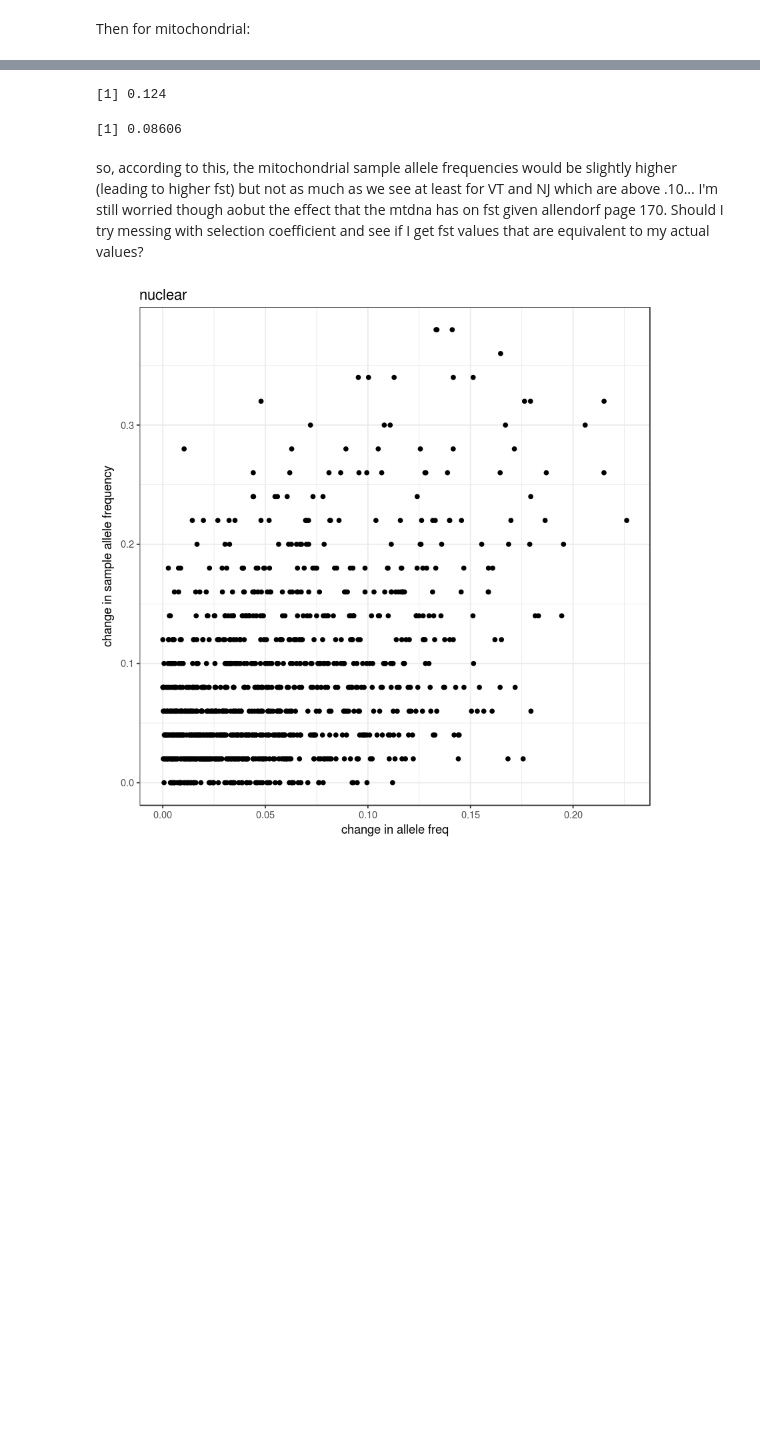
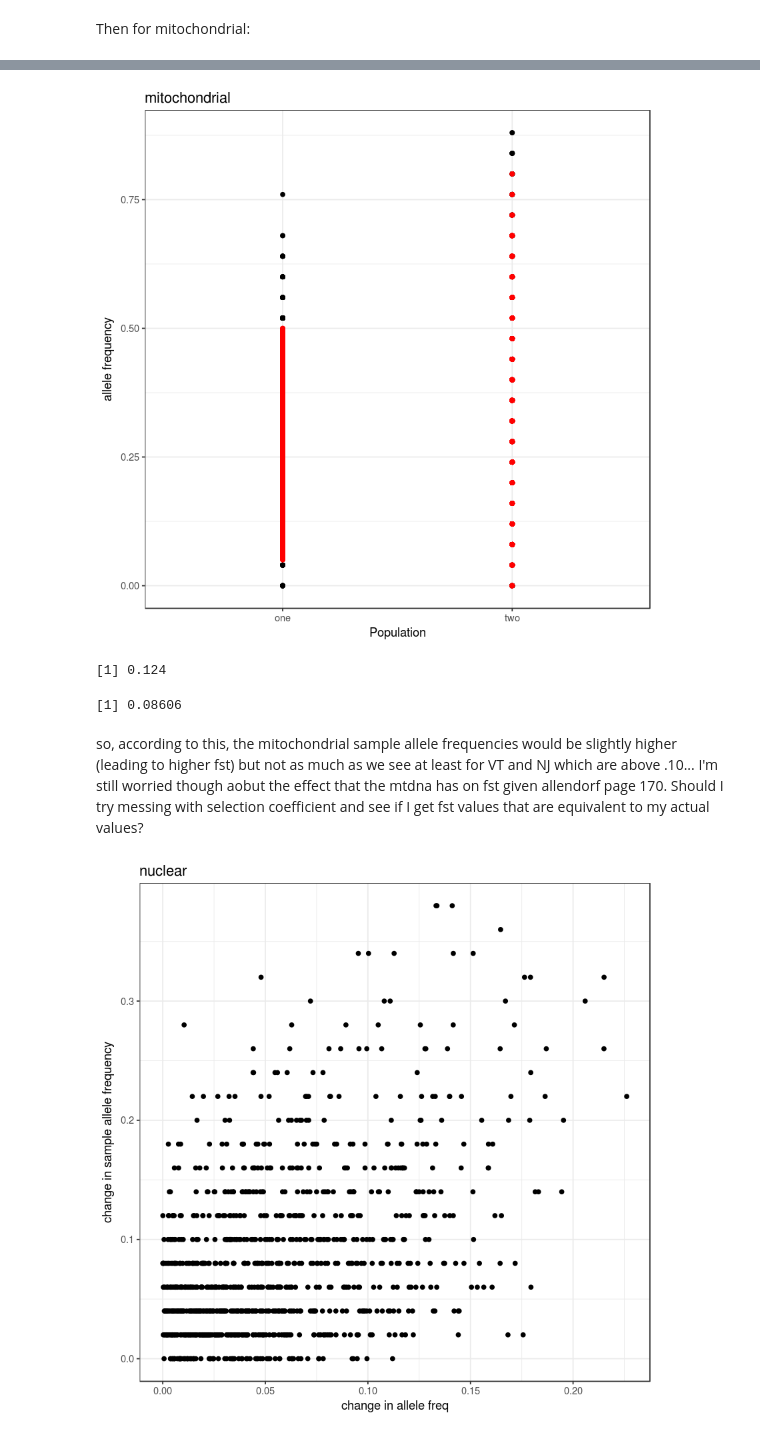
Before and after one commit to sagw/WNS_WGS, a Jupyter notebook: All_FST_plots.ipynb, the cells around one changed output, grey strips where cells are left out. Drawn from its saved outputs; the diff is of its cells as text; code cells hidden in the pictures; blank space fills up the shorter version.

```diff
--- a/All_FST_plots.ipynb
+++ b/All_FST_plots.ipynb
@@ -311,0 +324,4 @@ sims2$difffreq=abs(sims2$f1-sims2$f2)
+# %%
+f1=as.data.frame(cbind(sims2$f1, sims2$f1samp))
+colnames(f1)=c("af", "saf")
+f1$pop=c("one")
@@ -311,0 +338,4 @@ sims2$difffreq=abs(sims2$f1-sims2$f2)
+# %%
+f2=as.data.frame(cbind(sims2$f2, sims2$f2samp))
+colnames(f2)=c("af", "saf")
+f2$pop=c("two")
@@ -312,3 +352,15 @@ sims2$difffreq=abs(sims2$f1-sims2$f2)
+# %%
+mito=rbind(f1,f2)
+# %%
+plot3=ggplot(data=mito, aes(x=pop, y=saf))+geom_point(color='black')+
+geom_point(data=mito, aes(x=pop, y=af), color='red')+
+ xlab("Population")+
+ylab("allele frequency")+ggtitle("mitochondrial")+theme(plot.title = element_text(hjust = 0.5))+
+  theme_bw()
+# %%
+plot3
+# %% [output]
+[figure, added]
 # %%
 mean(sims2$diffsamp)
 # %% [output]
```
Also changed, not shown: parts of 13 cells of this notebook.
